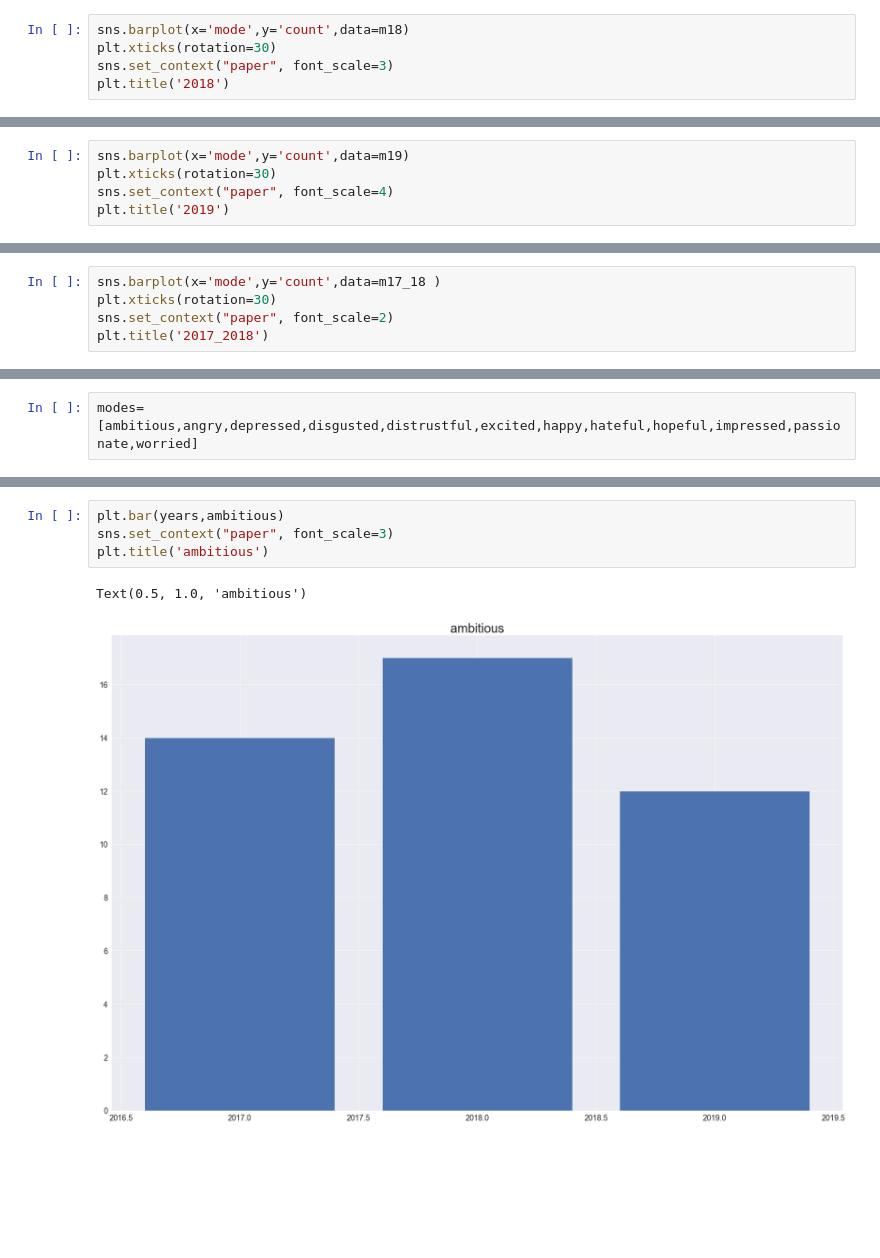
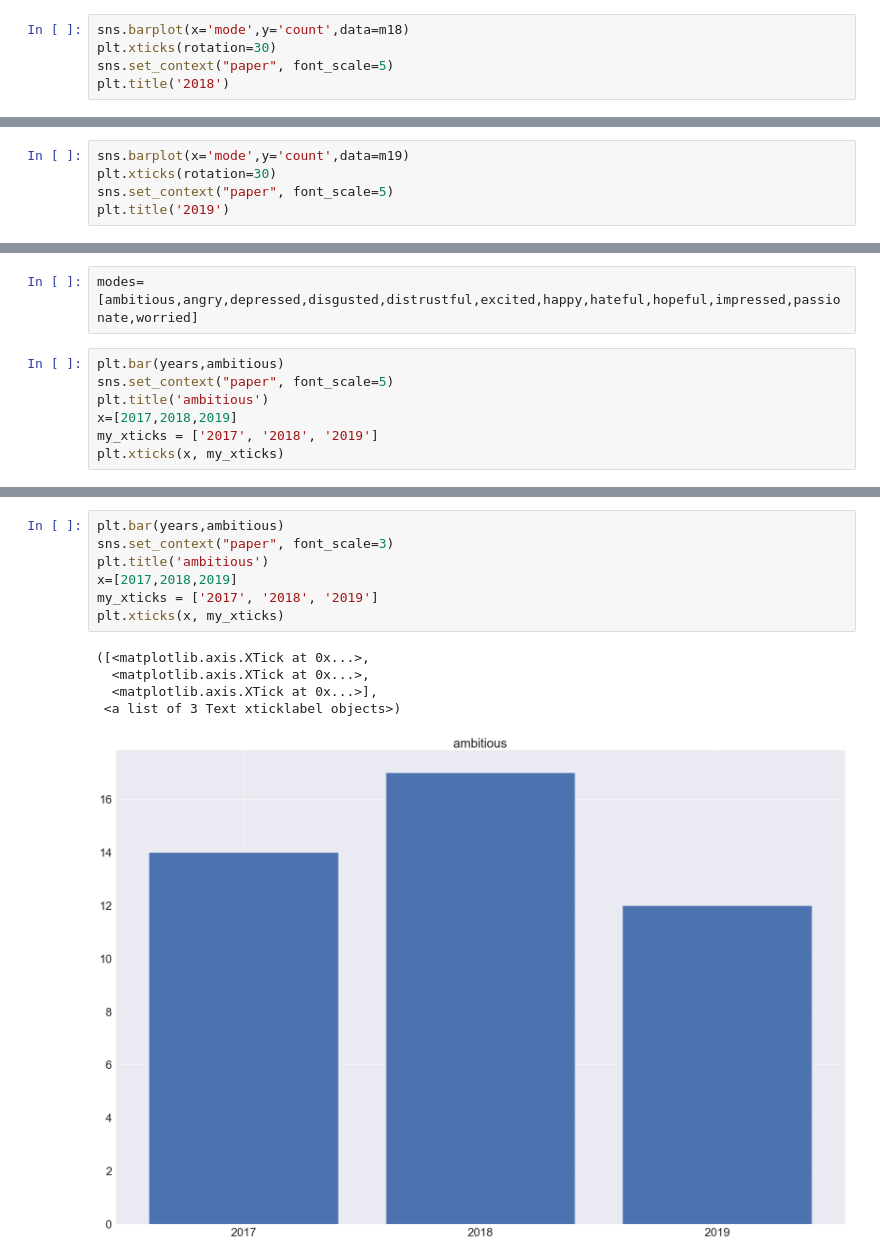
Before and after one commit to ta-data-bcn/Project-Week-5-Your-Own-Project, a Jupyter notebook: your-project/Top Hits.ipynb, the cells around one changed output, grey strips where cells are left out. Drawn from its saved outputs; the diff is of its cells as text; blank space fills up the shorter version.

```diff
--- a/your-project/Top Hits.ipynb
+++ b/your-project/Top Hits.ipynb
@@ -167,7 +167,7 @@ Text(0.5, 1.0, '2017')
 # %%
 sns.barplot(x='mode',y='count',data=m18)
 plt.xticks(rotation=30)
-sns.set_context("paper", font_scale=3)
+sns.set_context("paper", font_scale=5)
 plt.title('2018')
 # %% [output]
 Text(0.5, 1.0, '2018')
@@ -175,7 +175,7 @@ Text(0.5, 1.0, '2018')
 # %%
 sns.barplot(x='mode',y='count',data=m19)
 plt.xticks(rotation=30)
-sns.set_context("paper", font_scale=4)
+sns.set_context("paper", font_scale=5)
 plt.title('2019')
 # %% [output]
 Text(0.5, 1.0, '2019')
@@ -183,5 +182,0 @@ Text(0.5, 1.0, '2019')
-# %%
-sns.barplot(x='mode',y='count',data=m17_18 )
-plt.xticks(rotation=30)
-sns.set_context("paper", font_scale=2)
-plt.title('2017_2018')
@@ -347,3 +339,10 @@ passionate=[15,15,20]
 worried=[7,7,12]
 # %%
 modes=[ambitious,angry,depressed,disgusted,distrustful,excited,happy,hateful,hopeful,impressed,passionate,worried]
+# %%
+plt.bar(years,ambitious)
+sns.set_context("paper", font_scale=5)
+plt.title('ambitious')
+x=[2017,2018,2019]
+my_xticks = ['2017', '2018', '2019']
+plt.xticks(x, my_xticks)
@@ -350,7 +498,13 @@ modes=[ambitious,angry,depressed,disgusted,distrustful,excited,happy,hateful,hop
 # %%
 plt.bar(years,ambitious)
 sns.set_context("paper", font_scale=3)
 plt.title('ambitious')
+x=[2017,2018,2019]
+my_xticks = ['2017', '2018', '2019']
+plt.xticks(x, my_xticks)
 # %% [output]
-Text(0.5, 1.0, 'ambitious')
+([<matplotlib.axis.XTick at 0x...>,
+  <matplotlib.axis.XTick at 0x...>,
+  <matplotlib.axis.XTick at 0x...>],
+ <a list of 3 Text xticklabel objects>)
-[figure, old version]
+[figure, new version]
```
Also changed, not shown: parts of 33 cells of this notebook, 41 other files.
